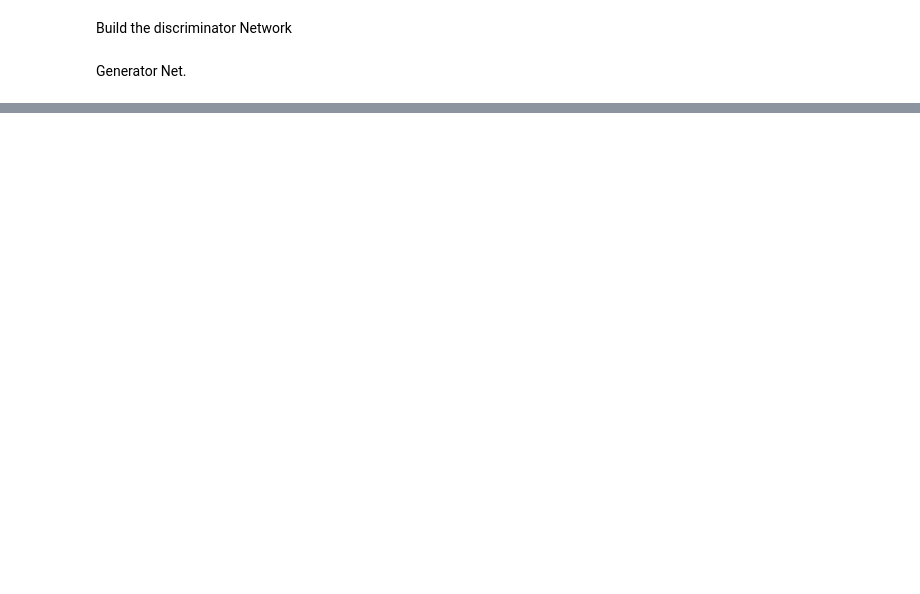
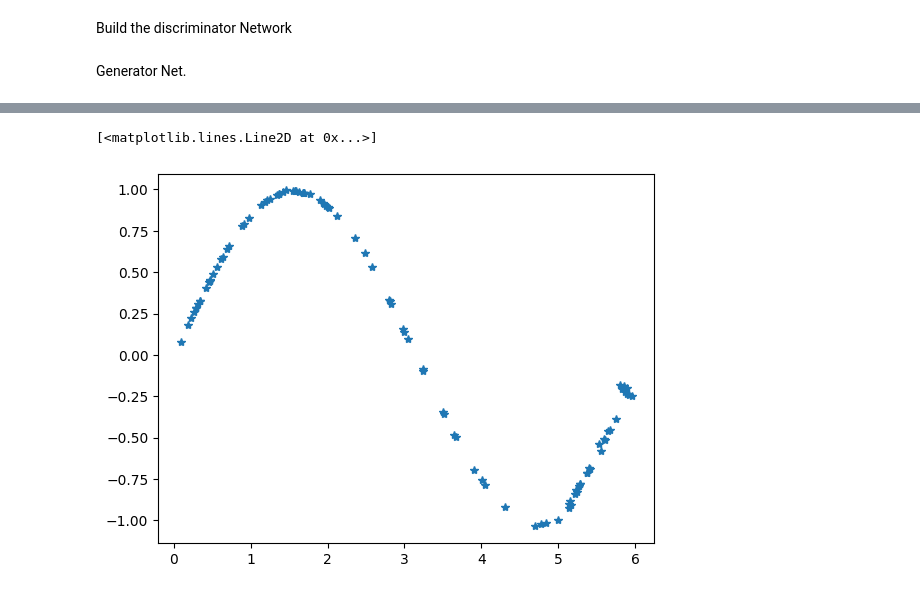
Before and after one commit to 11abdellah11/Computer_Vision_GANs, a Jupyter notebook: GANs.ipynb, the cells around one changed output, grey strips where cells are left out. Drawn from its saved outputs; the diff is of its cells as text; code cells hidden in the pictures; blank space fills up the shorter version.

```diff
--- a/GANs.ipynb
+++ b/GANs.ipynb
@@ -147,0 +171,5 @@ RuntimeError: ignored
+# %%
+latent_spac_samples = torch.randn(100,2)
+generated_samples = gen(latent_spac_samples)
+# %%
+generated_samples=generated_samples.detach()
@@ -147,0 +196,5 @@ RuntimeError: ignored
+# %%
+plt.plot(generated_samples[:,0],generated_samples[:,1],'*')
+# %% [output]
+[<matplotlib.lines.Line2D at 0x...>]
+[figure, added]
```
Also changed, not shown: parts of 7 cells of this notebook.
